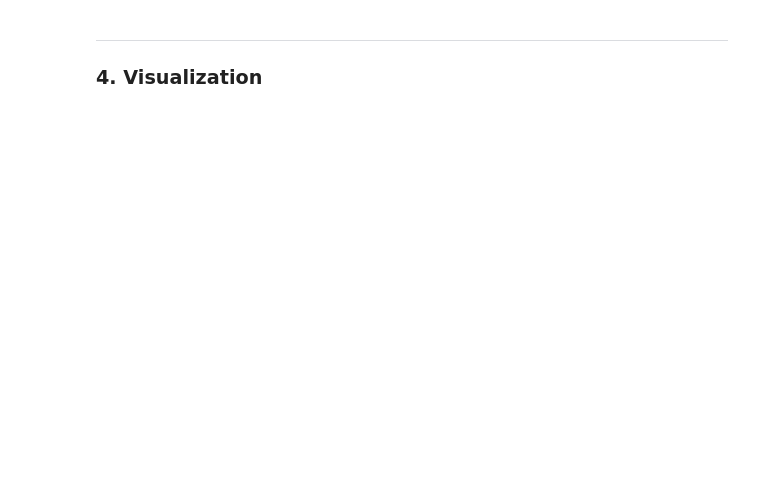
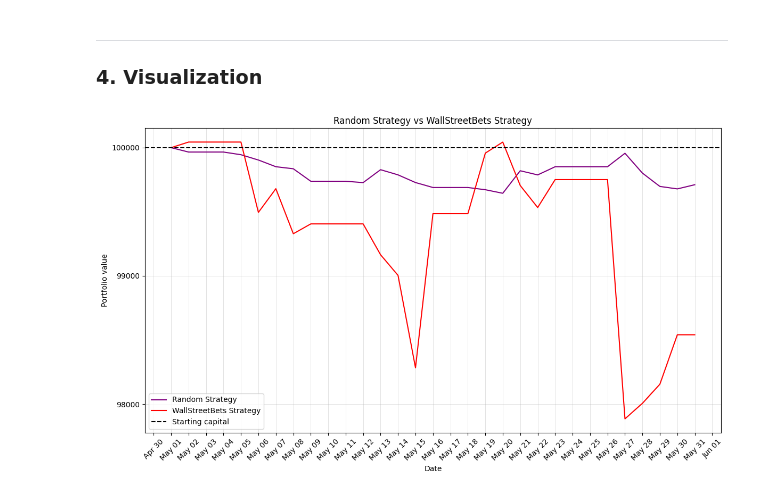
Before and after one commit to Chargent/Thesis, a Jupyter notebook: main.ipynb, the cells around one changed output. Saved outputs shown, nothing was run; the diff lists cells and outputs as text; code cells hidden in the pictures; blank space fills up the shorter version.

```diff
--- a/main.ipynb
+++ b/main.ipynb
@@ -817,6 +818,60 @@ equity_curve_df
 ---
 
 ### 4. Visualization
+# %%
+# Add an equity curve that trades randomly the same number of tickers
+def random_strategy_equity_curve(weights, returns, start_capital=100_000):
+    random_weights = weights.copy()
+    random_weights[:] = 0.0  # Reset all weights to zero
+
+    for date in random_weights.index:
+        tickers_today = random_weights.loc[date].index.tolist()
+        if tickers_today:
+            n_tickers = len(tickers_today)
+            long_weight = 0.5 / n_tickers
+            short_weight = -0.5 / n_tickers
+
+            # Randomly assign long and short positions
+            for ticker in tickers_today:
+                if np.random.rand() < 0.5:  # Randomly decide long or short
+                    random_weights.loc[date, ticker] = long_weight
+                else:
+                    random_weights.loc[date, ticker] = short_weight
+
+    # Calculate returns for the random strategy
+    gross_ret_random = (random_weights.shift() * returns).sum(axis=1)
+    turnover_random  = (random_weights - random_weights.shift()).abs().sum(axis=1) * 0.5
+    cost_random = turnover_random * TX_COST
+    strategy_ret_random = gross_ret_random - cost_random
+
+    # Calculate equity curve for the random strategy
+    strategy_eq_random = start_capital * (1 + strategy_ret_random).cumprod()
+
+    return strategy_eq_random
+
+# Generate the random strategy equity curve
+random_strategy_eq = random_strategy_equity_curve(weights, returns)
+# Plot the random strategy equity curve
+locale.setlocale(locale.LC_TIME, 'en_US.UTF-8')
+plt.figure(figsize=(12,7))
+ax = plt.gca()
+plt.plot(random_strategy_eq.index, random_strategy_eq, label='Random Strategy', color='purple')
+strategy_eq.plot(label="WallStreetBets Strategy", color='red', ax=ax)
+plt.axhline(y=start_capital, color='black', linewidth=1.5, linestyle='--', label='Starting capital')
+plt.title("Random Strategy vs WallStreetBets Strategy")
+plt.ylabel("Portfolio value")
+plt.grid(True, linestyle='-', linewidth=0.5, alpha=0.5)
+# Set y-axis ticks spaced every 1000 units
+ax.yaxis.set_major_locator(ticker.MultipleLocator(1000))
+# Use a DayLocator to include all dates and a DateFormatter for English short date names
+ax.xaxis.set_major_locator(mdates.DayLocator())
+ax.xaxis.set_major_formatter(mdates.DateFormatter('%b %d'))
+plt.xticks(rotation=45)
+plt.legend()
+plt.tight_layout()
+plt.show()
+# %% [output]
+[figure, added]
 # %%
 locale.setlocale(locale.LC_TIME, 'en_US.UTF-8')
 
```
Also changed, not shown: parts of 27 cells of this notebook, 2 other files.
